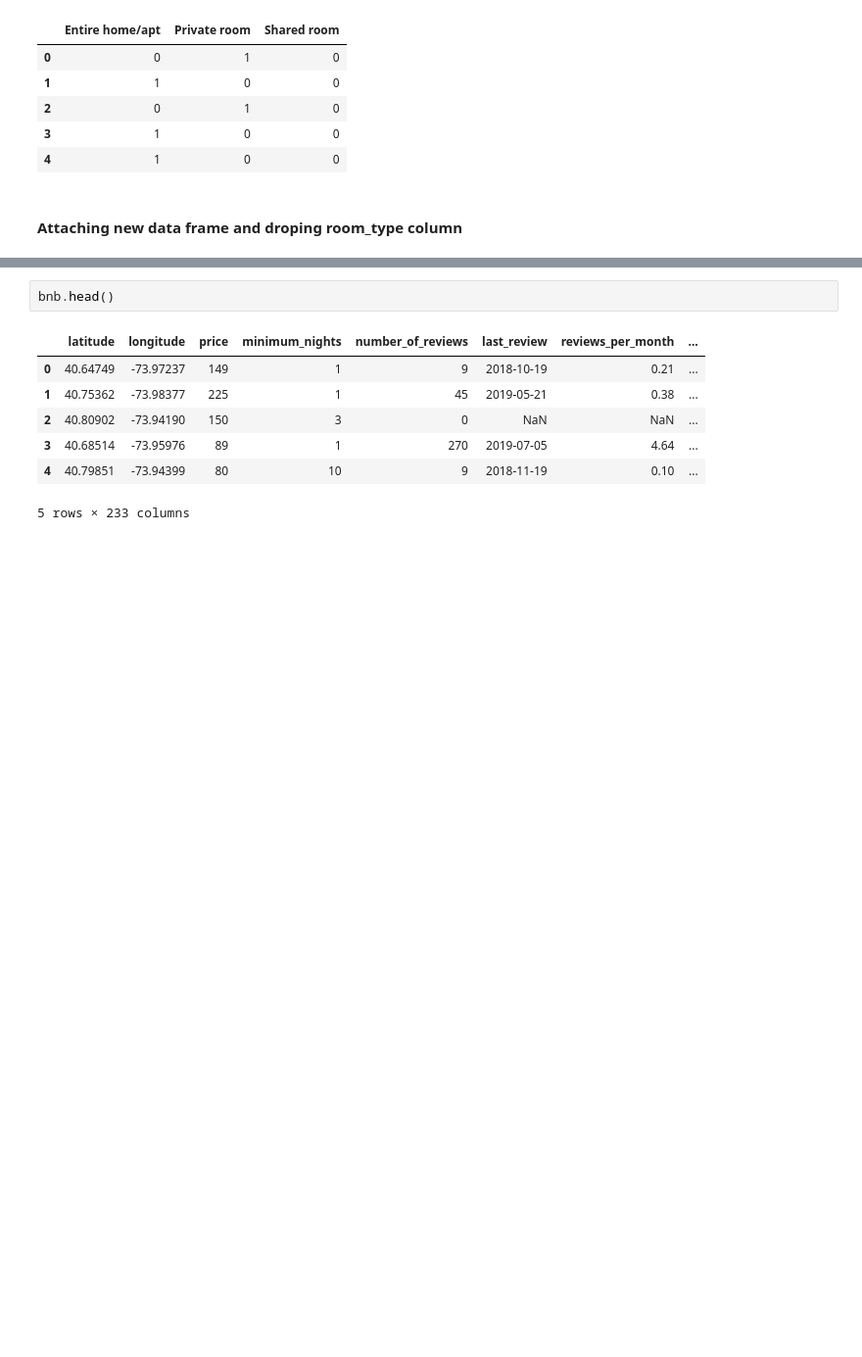
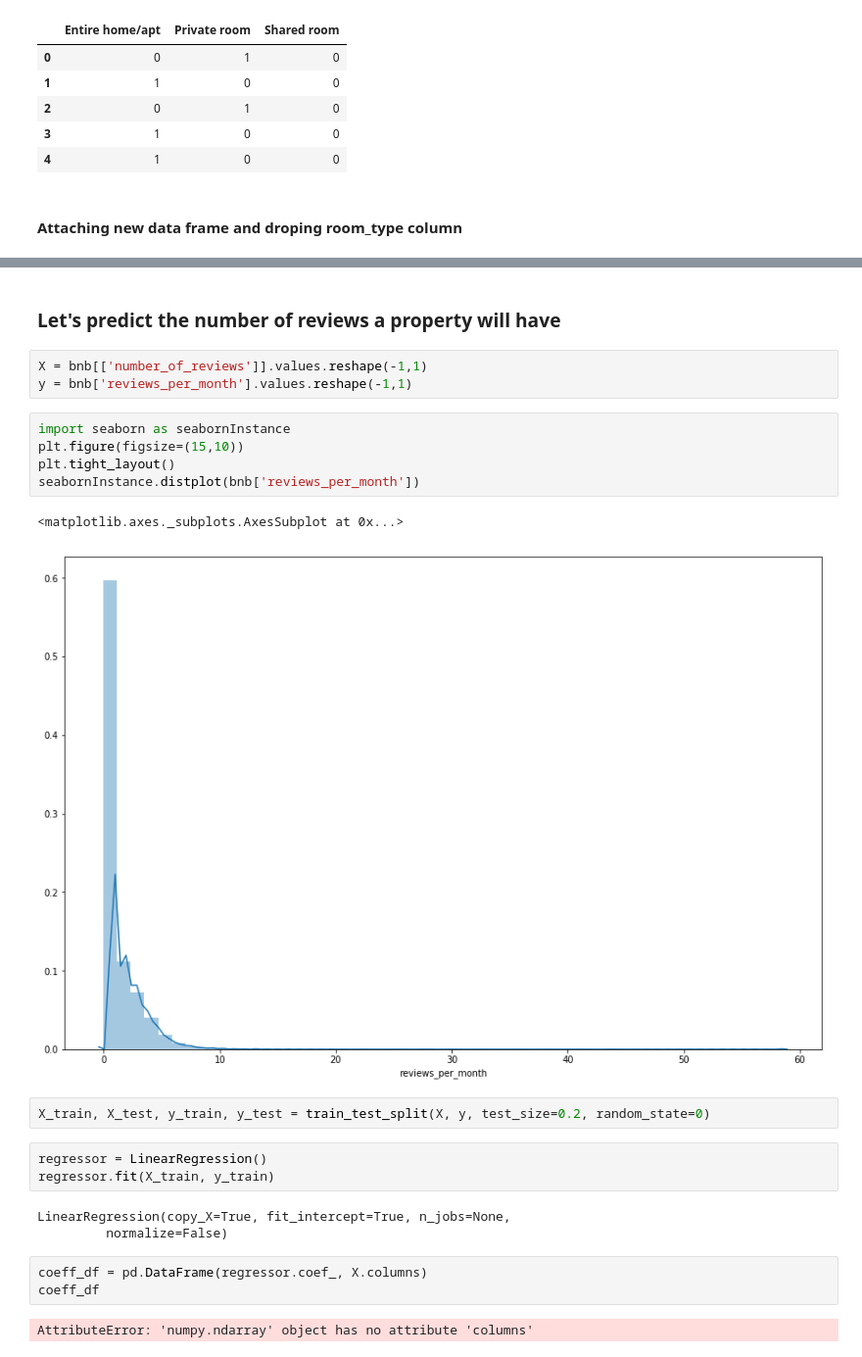
Before and after one commit to leosquintero/Airbnb-data-science-project, a Jupyter notebook: AirBnb EDA.ipynb, the cells around one changed output, grey strips where cells are left out. Shown at 98% size. Drawn from its saved outputs; the diff is of its cells as text; blank space fills up the shorter version.

Commit message:
regression model

```diff
--- a/AirBnb EDA.ipynb
+++ b/AirBnb EDA.ipynb
@@ -252,10 +279,26 @@ bnb = bnb.drop(columns = ['room_type'])
-# %%
-bnb.head()
-# %% [output]
-|  | latitude | longitude | price | minimum_nights | number_of_reviews | last_review | reviews_per_month | ... |
-| 0 | 40.64749 | -73.97237 | 149 | 1 | 9 | 2018-10-19 | 0.21 | ... |
-| 1 | 40.75362 | -73.98377 | 225 | 1 | 45 | 2019-05-21 | 0.38 | ... |
-| 2 | 40.80902 | -73.94190 | 150 | 3 | 0 | NaN | NaN | ... |
-| 3 | 40.68514 | -73.95976 | 89 | 1 | 270 | 2019-07-05 | 4.64 | ... |
-| 4 | 40.79851 | -73.94399 | 80 | 10 | 9 | 2018-11-19 | 0.10 | ... |
-5 rows × 233 columns
+# %% [markdown]
+### Let's predict the number of reviews a property will have
+# %%
+X = bnb[['number_of_reviews']].values.reshape(-1,1)
+y = bnb['reviews_per_month'].values.reshape(-1,1)
+# %%
+import seaborn as seabornInstance
+plt.figure(figsize=(15,10))
+plt.tight_layout()
+seabornInstance.distplot(bnb['reviews_per_month'])
+# %% [output]
+<matplotlib.axes._subplots.AxesSubplot at 0x...>
+[figure, added]
+# %%
+X_train, X_test, y_train, y_test = train_test_split(X, y, test_size=0.2, random_state=0)
+# %%
+regressor = LinearRegression()
+regressor.fit(X_train, y_train)
+# %% [output]
+LinearRegression(copy_X=True, fit_intercept=True, n_jobs=None,
+         normalize=False)
+# %%
+coeff_df = pd.DataFrame(regressor.coef_, X.columns)
+coeff_df
+# %% [output]
+AttributeError: 'numpy.ndarray' object has no attribute 'columns'
```
Also changed, not shown: parts of 10 cells of this notebook.
